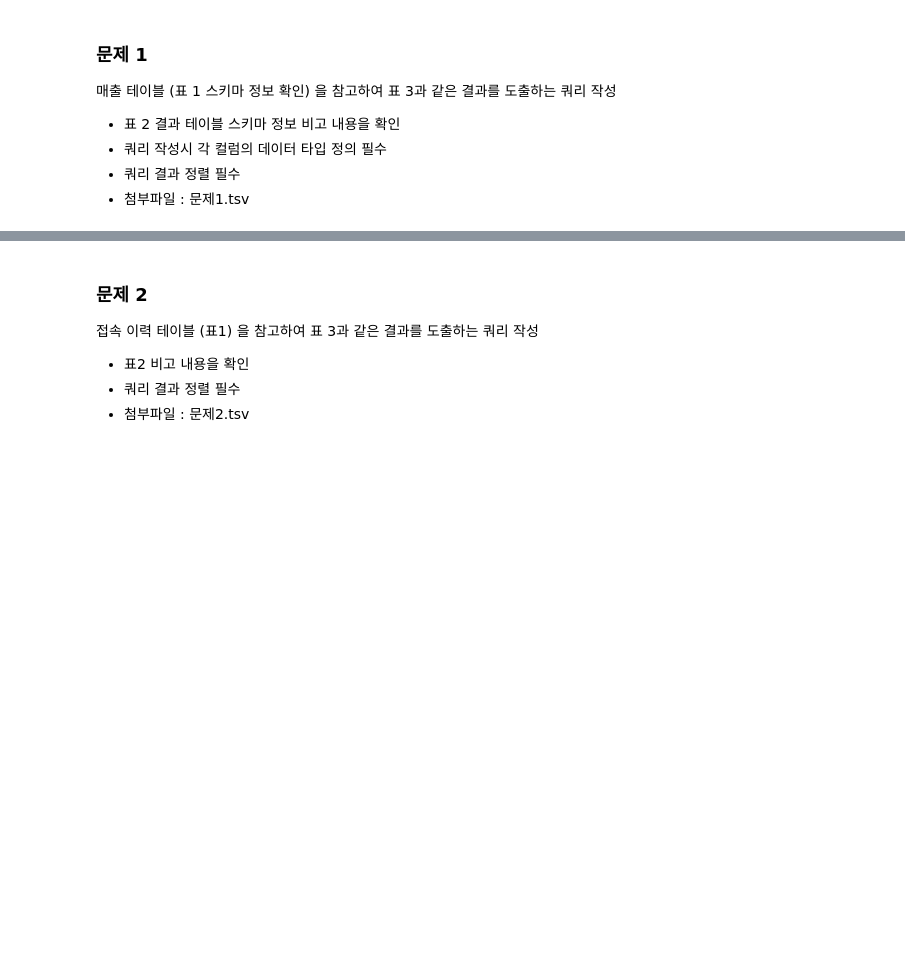
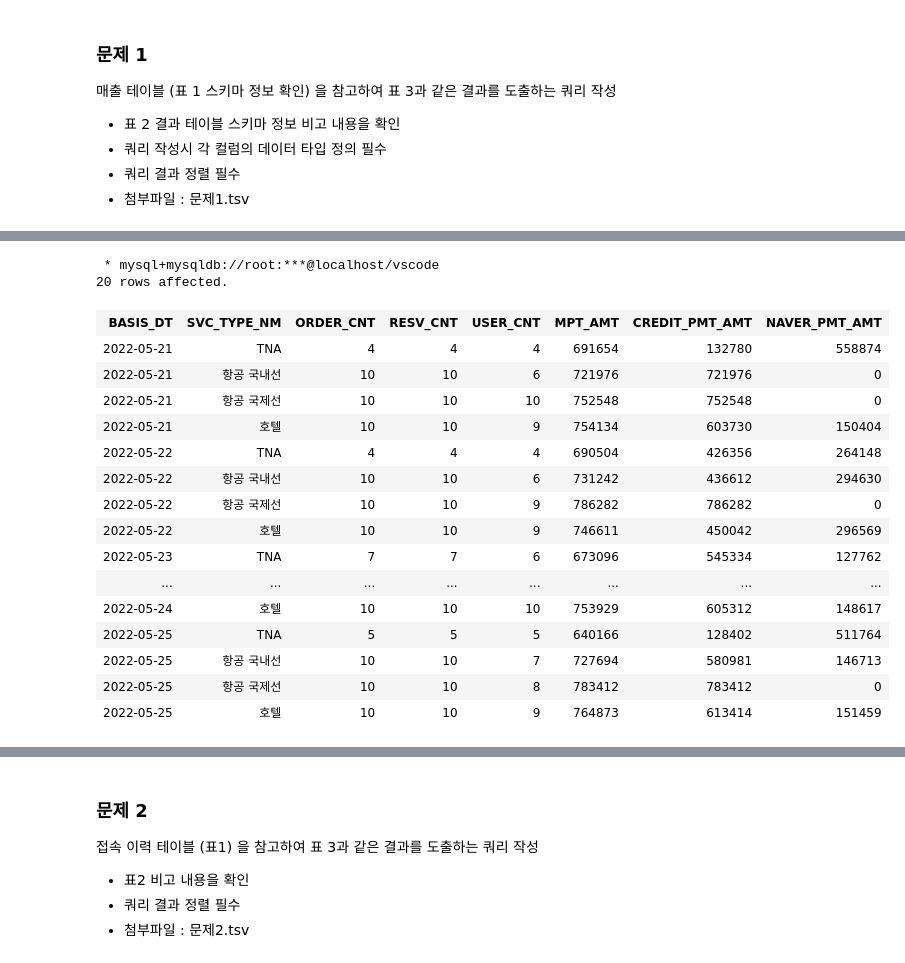
Before and after one commit to seoelfeo/Portfolio, a Jupyter notebook: MySQL/TRIPLE Test copy.ipynb, the cells around one changed output, grey strips where cells are left out. Saved outputs shown, nothing was run; the diff lists cells and outputs as text; code cells hidden in the pictures; blank space fills up the shorter version.

```diff
--- a/MySQL/TRIPLE Test copy.ipynb
+++ b/MySQL/TRIPLE Test copy.ipynb
@@ -18,2 +31,35 @@ The sql extension is already loaded. To reload it, use:
+# %%
+%%sql
+SELECT
+    CAST(DATE_ADD(FST_CRE_UTC_DTTM, INTERVAL 9 HOUR) AS DATE) as BASIS_DT,
+    SVC_TYPE_NM,
+    COUNT(DISTINCT(ORDER_ID)) as ORDER_CNT,
+    COUNT(DISTINCT(RESV_ID)) as RESV_CNT,
+    COUNT(DISTINCT(USER_ID)) as USER_CNT,
+    SUM(PMT_AMT) as MPT_AMT,
+    SUM(CASE WHEN PG_DEAL_METHOD_TYPE = 'CREDIT' THEN PMT_AMT ELSE 0 END) as CREDIT_PMT_AMT,
+    SUM(CASE WHEN PG_DEAL_METHOD_TYPE = 'NAVER_PAY' THEN PMT_AMT ELSE 0 END) as NAVER_PMT_AMT
+FROM 문제1
+GROUP BY 1, 2
+ORDER BY 1
+# %% [output]
+ * mysql+mysqldb://root:***@localhost/vscode
+20 rows affected.
+| BASIS_DT | SVC_TYPE_NM | ORDER_CNT | RESV_CNT | USER_CNT | MPT_AMT | CREDIT_PMT_AMT | NAVER_PMT_AMT |
+| 2022-05-21 | TNA | 4 | 4 | 4 | 691654 | 132780 | 558874 |
+| 2022-05-21 | 항공 국내선 | 10 | 10 | 6 | 721976 | 721976 | 0 |
+| 2022-05-21 | 항공 국제선 | 10 | 10 | 10 | 752548 | 752548 | 0 |
+| 2022-05-21 | 호텔 | 10 | 10 | 9 | 754134 | 603730 | 150404 |
+| 2022-05-22 | TNA | 4 | 4 | 4 | 690504 | 426356 | 264148 |
+| 2022-05-22 | 항공 국내선 | 10 | 10 | 6 | 731242 | 436612 | 294630 |
+| 2022-05-22 | 항공 국제선 | 10 | 10 | 9 | 786282 | 786282 | 0 |
+| 2022-05-22 | 호텔 | 10 | 10 | 9 | 746611 | 450042 | 296569 |
+| 2022-05-23 | TNA | 7 | 7 | 6 | 673096 | 545334 | 127762 |
+| ... | ... | ... | ... | ... | ... | ... | ... |
+| 2022-05-24 | 호텔 | 10 | 10 | 10 | 753929 | 605312 | 148617 |
+| 2022-05-25 | TNA | 5 | 5 | 5 | 640166 | 128402 | 511764 |
+| 2022-05-25 | 항공 국내선 | 10 | 10 | 7 | 727694 | 580981 | 146713 |
+| 2022-05-25 | 항공 국제선 | 10 | 10 | 8 | 783412 | 783412 | 0 |
+| 2022-05-25 | 호텔 | 10 | 10 | 9 | 764873 | 613414 | 151459 |
 # %%
 %%sql
```
Also changed, not shown: parts of 11 cells of this notebook, 3 other files.
